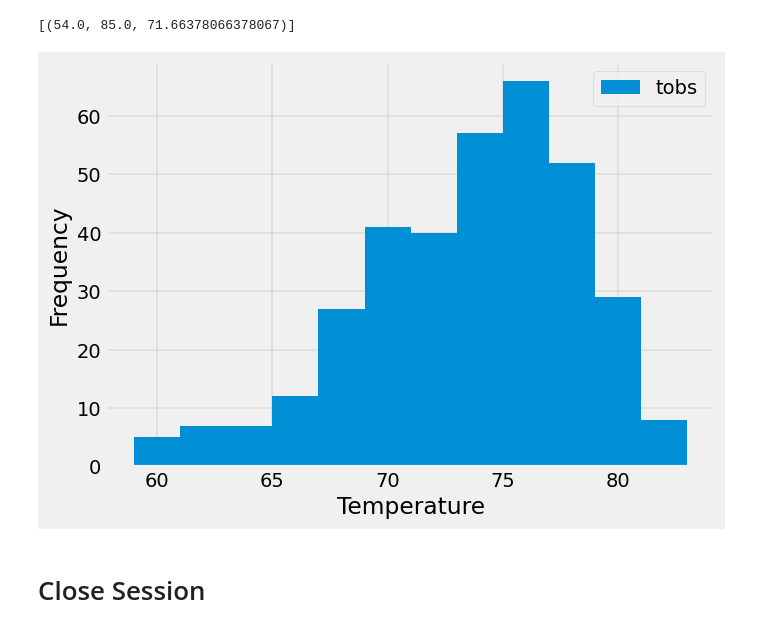
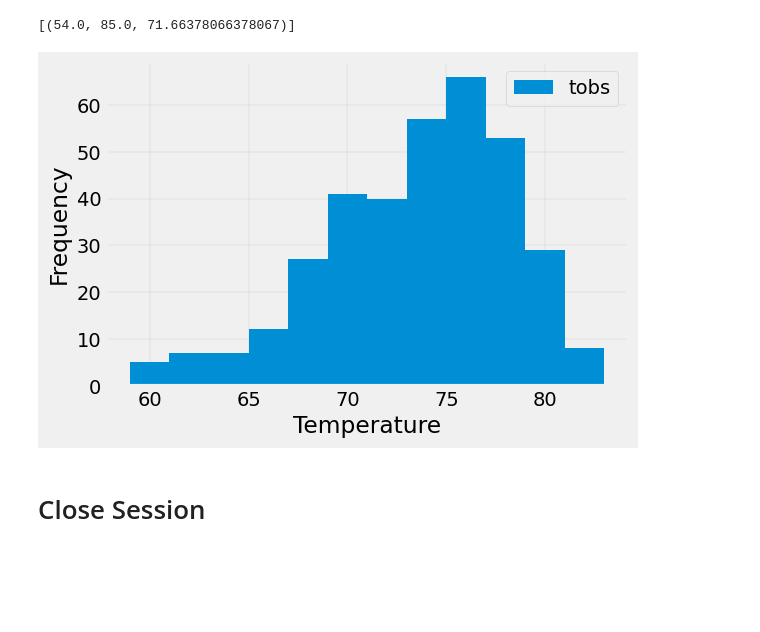
Before and after one commit to geraldine1456/sqlalchemy-challenge, a Jupyter notebook: SurfsUp/climate.ipynb, the cells around one changed output. Cells and saved outputs as stored; diff of their text form; code cells hidden in the pictures; blank space fills up the shorter version.

```diff
--- a/SurfsUp/climate.ipynb
+++ b/SurfsUp/climate.ipynb
@@ -41,6 +41,6 @@ session = Session(engine)
 # Exploratory Precipitation Analysis
 # %%
 # Find the most recent date in the data set.
-most_recent_date = session.query(func.max(measurement.date)).first()
+most_recent_date = session.query(func.max(measurement.date)).scalar()
 print(most_recent_date)
 # %% [output]
@@ -48,12 +48,11 @@ print(most_recent_date)
 # %%
 # Design a query to retrieve the last 12 months of precipitation data and plot the results.
 # Starting from the most recent data point in the database.
-most_recent_date = session.query(func.max(measurement.date)).scalar()
 
-# Calculate the date 12 months from the last date in data set.
-last_12_months = (pd.to_datetime(most_recent_date) - pd.DateOffset(months=12)).date()
+# Calculate the date one year from the last date in data set.
+last_12_months = (pd.to_datetime(most_recent_date) - pd.DateOffset(years=1)).date()
 
-# Perform a query to retrieve the precipitation data
+# Perform a query to retrieve the data and precipitation scores
 precipitation = session.query(measurement.date, measurement.prcp)\
     .filter(measurement.date >= last_12_months).all()
 
@@ -64,10 +63,10 @@ precipitation_df = pd.DataFrame(precipitation, columns=["date", "precipitation"]
 precipitation_df = precipitation_df.sort_values(by="date")
 
 # Use Pandas Plotting with Matplotlib to plot the data
-precipitation_df.set_index("date").plot(figsize=(7, 5))
+precipitation_df.set_index("date").plot(figsize=(6.5,4))
 plt.xlabel("Date")
 plt.ylabel("Inches")
 plt.xticks(rotation=90)
-plt.grid(color="gray", linestyle="-", linewidth=0.5)
+plt.grid(color="gray", linestyle="-", linewidth=0.1)
 plt.show()
 # %% [output]
@@ -118,44 +114,36 @@ pprint(station_counts)
  ('USC00518838', 511)]
 # %%
 # Using the most active station id from the previous query, calculate the lowest, highest, and average temperature.
-most_active_station_id = "USC00519281"
+most_active_station = "USC00519281"
 
 temperature_stats = session.query(
     func.min(measurement.tobs).label("Lowest Temperature"),
     func.max(measurement.tobs).label("Highest Temperature"),
     func.avg(measurement.tobs).label("Average Temperature")
-).filter(measurement.station == most_active_station_id).all()
+).filter(measurement.station == most_active_station).all()
 
-# Print the result directly
 print(temperature_stats)
 # %% [output]
 [(54.0, 85.0, 71.66378066378067)]
 # %%
 # Using the most active station id
 # Query the last 12 months of temperature observation data for this station and plot the results as a histogram
-# Starting from the most recent data point in the database.
-most_recent_date = session.query(func.max(measurement.date)).scalar()
-
-# Calculate the date 12 months from the last date in data set.
-last_12_months = str(pd.to_datetime(most_recent_date) - pd.DateOffset(months=12))
-
-# Perform a query to retrieve the temperature observation data(tobs)
 tobs = session.query(measurement.date, measurement.tobs).filter(
-    measurement.station == most_active_station_id,
+    measurement.station == most_active_station,
     measurement.date >= last_12_months).all()
 
 # Save the results as a Pandas DataFrame
 tobs_df = pd.DataFrame(tobs, columns=["date", "temperature"])
 
 # Plot the data as a histogram
-tobs_df["temperature"].plot(kind="hist", bins=12, figsize=(7, 5))
+tobs_df["temperature"].plot(kind="hist", bins=12, figsize=(6, 4))
 plt.xlabel("Temperature")
 plt.ylabel("Frequency")
 plt.legend(["tobs"])
-plt.grid(color="gray", linestyle="-", linewidth=0.2)
+plt.grid(color="gray", linestyle="-", linewidth=0.1)
 plt.show()
 # %% [output]
-[figure, old version]
+[figure, new version]
 # %% [markdown]
 # Close Session
 # %%
```
Also changed, not shown: parts of 4 cells of this notebook, 2 other files.
